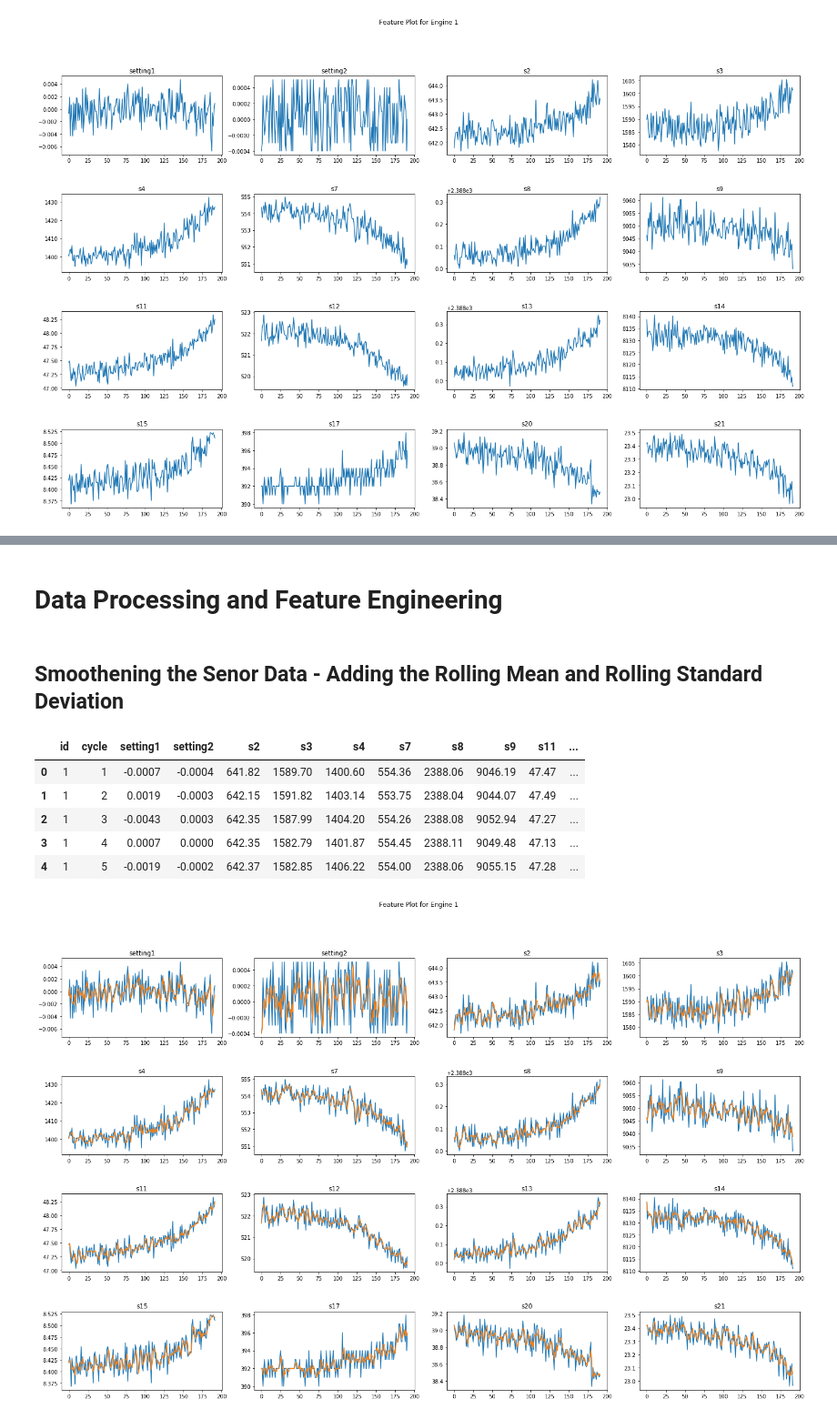
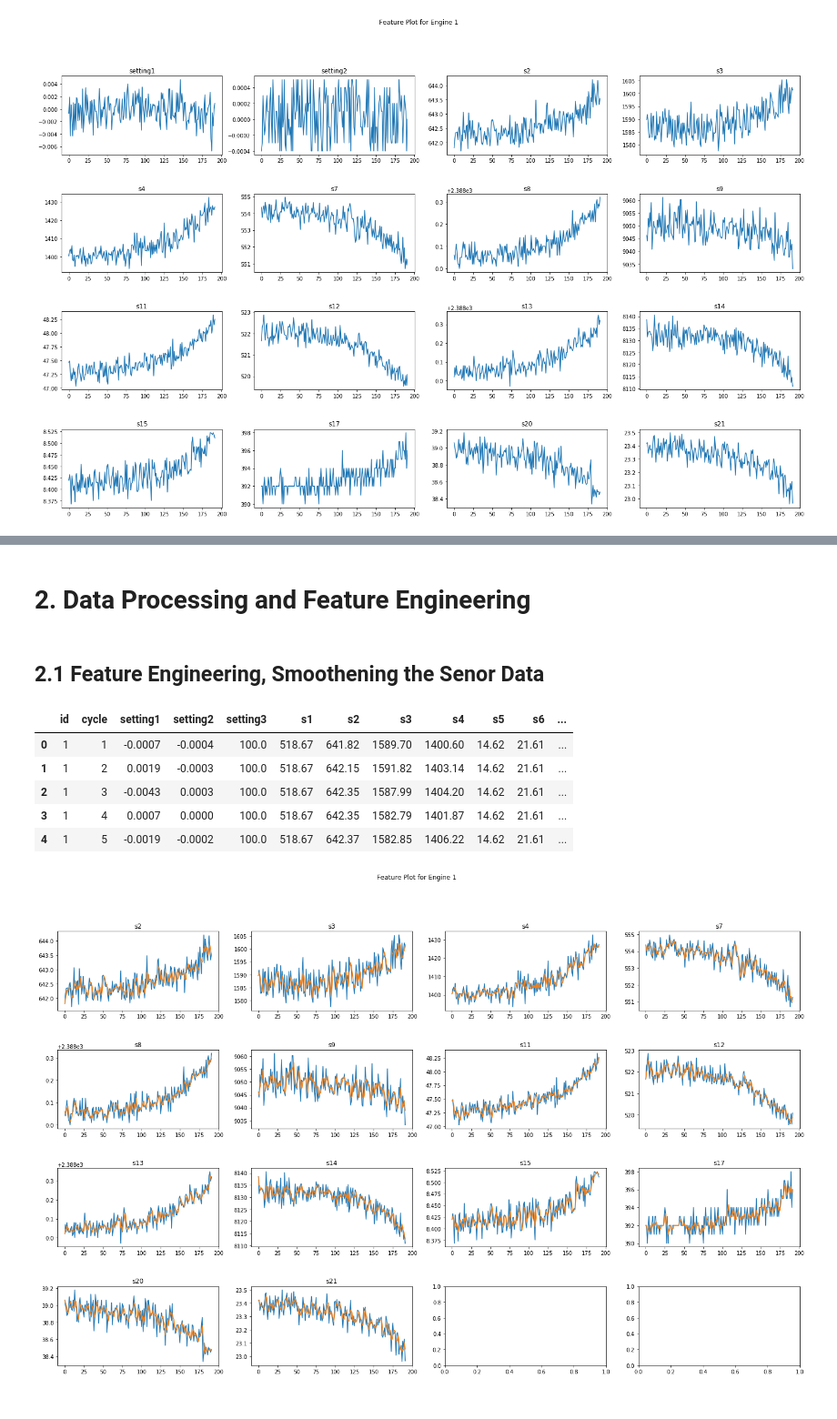
Before and after one commit to sanjaysoni2k1/PMCapstone, a Jupyter notebook: 1. PredMaint-DataProcessing.ipynb, the cells around one changed output, grey strips where cells are left out. Shown at 91% size. Cells and saved outputs as stored; diff of their text form; code cells hidden in the pictures.

```diff
--- a/1. PredMaint-DataProcessing.ipynb
+++ b/1. PredMaint-DataProcessing.ipynb
@@ -159,12 +168,8 @@ display(df_train[constant_sensor_features].describe().T)
 As we can see the minimum and maximum value for these sensors is constant. We will thus ignore these sensor readings from our analysis
 
 Droping these columns from the original training and test dataframe, and updating the feature selection list
-# %%
-#sensor_features = ['setting1', 'setting2', 'setting3', 's1','s2','s3','s4','s5','s6','s7','s8','s9','s10','s11','s12','s13','s14','s15','s16','s17','s18','s19','s20', 's21']
-#constant_sensor_features = ['setting3','s1', 's5' , 's6', 's10', 's16', 's18', 's19']
-
-variable_sensor_features = ['setting1', 'setting2', 's2','s3','s4','s7','s8','s9','s11','s12','s13','s14','s15','s17','s20', 's21']
-df_train_1_vsensors = df_train.drop(constant_sensor_features, axis=1)
-df_test_1_vsensors = df_test.drop(constant_sensor_features, axis=1)
+# %%
+df_train_1_var = df_train.drop(constant_features, axis=1)
+df_test_1_var = df_test.drop(constant_features, axis=1)
 # %%
 #Checking the Original and Modified Dataframes columns
@@ -180,18 +185,15 @@ display(df_train.head(3))
 | 1 | 1 | 2 | 0.0019 | -0.0003 | 100.0 | 518.67 | 642.15 | 1591.82 | 1403.14 | 14.62 | 21.61 | ... |
 | 2 | 1 | 3 | -0.0043 | 0.0003 | 100.0 | 518.67 | 642.35 | 1587.99 | 1404.20 | 14.62 | 21.61 | ... |
 # %%
-#Let's have a quick look at the engine 1 data with the updated sensor list
-variable_sensor_features = ['setting1', 'setting2', 's2','s3','s4','s7','s8','s9','s11','s12','s13','s14','s15','s17','s20', 's21']
-
 #Data Frame for Engine 1
-df_engine1 = df_train_1_vsensors[df_train_1_vsensors['id']==1]
+df_engine1 = df_train_1_var[df_train_1_var['id']==1]
 
 #Let's plot the sensors for this enigne
 fig, axes = plt.subplots(nrows=4, ncols=4, figsize=(25,15))
 fig.subplots_adjust(hspace=0.5)
 fig.suptitle("Feature Plot for Engine 1")
 
-for ax, feat_name in zip(axes.flatten(), variable_sensor_features):
+for ax, feat_name in zip(axes.flatten(), variable_features):
   ax.plot(df_engine1[feat_name])
   ax.set_title(feat_name)
 # %% [output]
@@ -210,7 +220,7 @@ As a summary
 # %% [markdown]
-# Data Processing and Feature Engineering
+# 2. Data Processing and Feature Engineering
 # %% [markdown]
-## Smoothening the Senor Data - Adding the Rolling Mean and Rolling Standard Deviation
+## 2.1 Feature Engineering, Smoothening the Senor Data
 # %%
 def add_features(df_in, features, win):
   """
@@ -255,33 +265,34 @@ def add_features(df_in, features, win):
   return df_out
 # %%
 #Add extracted features to the training data
-df_train_1_vsensors_fxrolling = add_features(df_train_1_vsensors, variable_sensor_features, 3)
-df_train_1_vsensors_fxrolling.head()
+df_train_rolling = add_features(df_train, sensor_features, 3)
+df_train_rolling.head()
 # %% [output]
-|  | id | cycle | setting1 | setting2 | s2 | s3 | s4 | s7 | s8 | s9 | s11 | ... |
-| 0 | 1 | 1 | -0.0007 | -0.0004 | 641.82 | 1589.70 | 1400.60 | 554.36 | 2388.06 | 9046.19 | 47.47 | ... |
-| 1 | 1 | 2 | 0.0019 | -0.0003 | 642.15 | 1591.82 | 1403.14 | 553.75 | 2388.04 | 9044.07 | 47.49 | ... |
-| 2 | 1 | 3 | -0.0043 | 0.0003 | 642.35 | 1587.99 | 1404.20 | 554.26 | 2388.08 | 9052.94 | 47.27 | ... |
-| 3 | 1 | 4 | 0.0007 | 0.0000 | 642.35 | 1582.79 | 1401.87 | 554.45 | 2388.11 | 9049.48 | 47.13 | ... |
-| 4 | 1 | 5 | -0.0019 | -0.0002 | 642.37 | 1582.85 | 1406.22 | 554.00 | 2388.06 | 9055.15 | 47.28 | ... |
+|  | id | cycle | setting1 | setting2 | setting3 | s1 | s2 | s3 | s4 | s5 | s6 | ... |
+| 0 | 1 | 1 | -0.0007 | -0.0004 | 100.0 | 518.67 | 641.82 | 1589.70 | 1400.60 | 14.62 | 21.61 | ... |
+| 1 | 1 | 2 | 0.0019 | -0.0003 | 100.0 | 518.67 | 642.15 | 1591.82 | 1403.14 | 14.62 | 21.61 | ... |
+| 2 | 1 | 3 | -0.0043 | 0.0003 | 100.0 | 518.67 | 642.35 | 1587.99 | 1404.20 | 14.62 | 21.61 | ... |
+| 3 | 1 | 4 | 0.0007 | 0.0000 | 100.0 | 518.67 | 642.35 | 1582.79 | 1401.87 | 14.62 | 21.61 | ... |
+| 4 | 1 | 5 | -0.0019 | -0.0002 | 100.0 | 518.67 | 642.37 | 1582.85 | 1406.22 | 14.62 | 21.61 | ... |
 # %%
-# Let's observe the smoothness in the data to ensure there is noting out of the ordinary.
+# Let's observe the smoothness in the sensor data to ensure there is noting out of the ordinary.
 
 #Let's have a quick look at the engine 1 data with the updated sensor list
 sensor_features_avg = [n+'_av' for n in variable_sensor_features]
 
+
 #Data Frame for Engine 1
-df_e1 = df_train_1_vsensors_fxrolling[df_train_1_vsensors_fxrolling['id']==1]
+df_e1 = df_train_rolling[df_train_rolling['id']==1]
 
 #Let's plot the sensors for this enigne
 fig, axes = plt.subplots(nrows=4, ncols=4, figsize=(25,15))
 fig.subplots_adjust(hspace=0.5)
 fig.suptitle("Feature Plot for Engine 1")
 
 for ax, feat_name, feat_avg_name in zip(axes.flatten(), variable_sensor_features, sensor_features_avg):
   ax.plot(df_e1[feat_name])
   ax.plot(df_e1[feat_avg_name])
   ax.set_title(feat_name)
 # %% [output]
-[figure, old version]
+[figure, new version]
 # %% [markdown]
```
Also changed, not shown: parts of 24 cells of this notebook.
